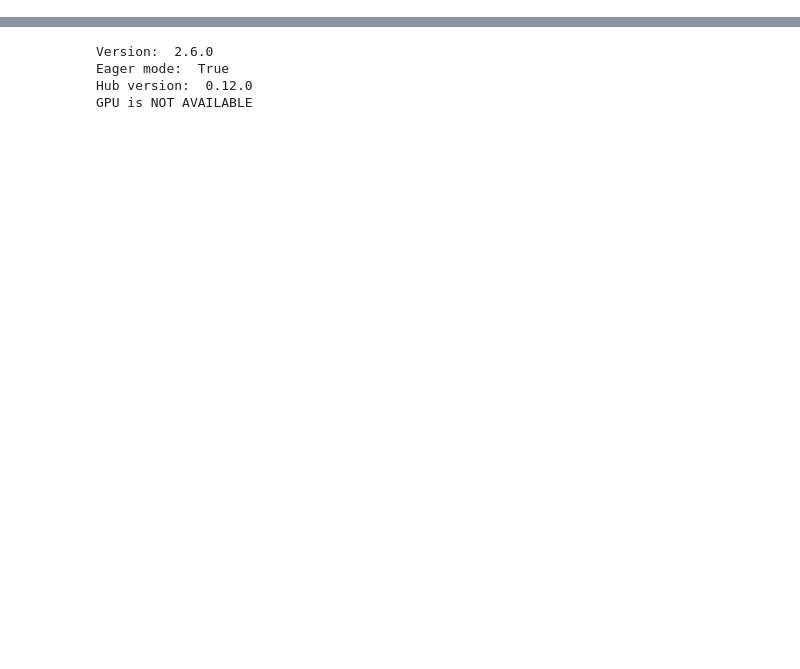
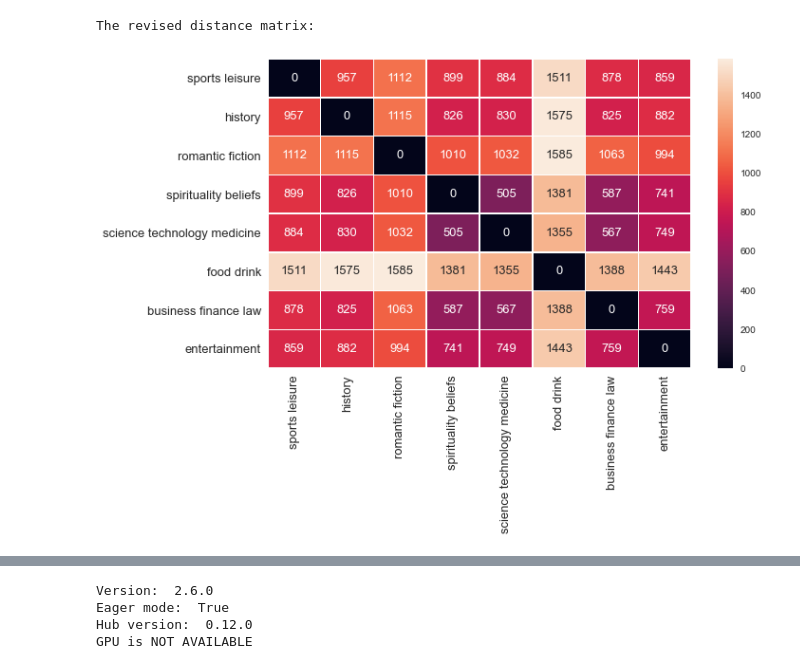
Before and after one commit to jm-training/DSM020-CW2, a Jupyter notebook: DSM020 CW2 - Judging a book by its synopsis.ipynb, the cells around one changed output, grey strips where cells are left out. Saved outputs shown, nothing was run; the diff lists cells and outputs as text; code cells hidden in the pictures; blank space fills up the shorter version.

```diff
--- a/DSM020 CW2 - Judging a book by its synopsis.ipynb
+++ b/DSM020 CW2 - Judging a book by its synopsis.ipynb
@@ -36,0 +216,37 @@ The majority class represents a 23% of the whole dataset. For that reason, that
+# %%
+# Get data
+spor=' '.join(dic0['sports leisure'])
+hist=' '.join(dic0['history'])
+roma=' '.join(dic0['romantic fiction'])
+spir=' '.join(dic0['spirituality beliefs'])
+scie=' '.join(dic0['science technology medicine'])
+food=' '.join(dic0['food drink'])
+busi=' '.join(dic0['business finance law'])
+ente=' '.join(dic0['entertainment'])
+all=[spor,hist,roma,spir,scie,food,busi,ente]
+
+# Create distance matrix
+with warnings.catch_warnings():
+    # Ignore warning for this code
+    warnings.filterwarnings("ignore")
+    cv = CountVectorizer(all)
+    words=cv.fit_transform(all)
+
+words=words.toarray()
+words.shape
+#(8, 11558)
+
+dist_matrix=distance_matrix(words,words)
+dist_matrix_df=pd.DataFrame(dist_matrix, index=subjects,columns=subjects).astype(int)
+#dist_matrix_df
+# %%
+# Create distance heat map
+print("The revised distance matrix:")
+fig, ax = plt.subplots(figsize=(10,6))
+ax = sns.heatmap(dist_matrix_df, linewidth=0.5, annot=True, annot_kws={"size": 13}, fmt='d', xticklabels=subjects, yticklabels=subjects)
+ax.set_xticklabels(ax.get_xmajorticklabels(), fontsize = 13)
+ax.set_yticklabels(ax.get_ymajorticklabels(), fontsize = 13)
+plt.show()
+# %% [output]
+The revised distance matrix:
+[figure, added]
```
Also changed, not shown: parts of 126 cells of this notebook, 30 other files.
